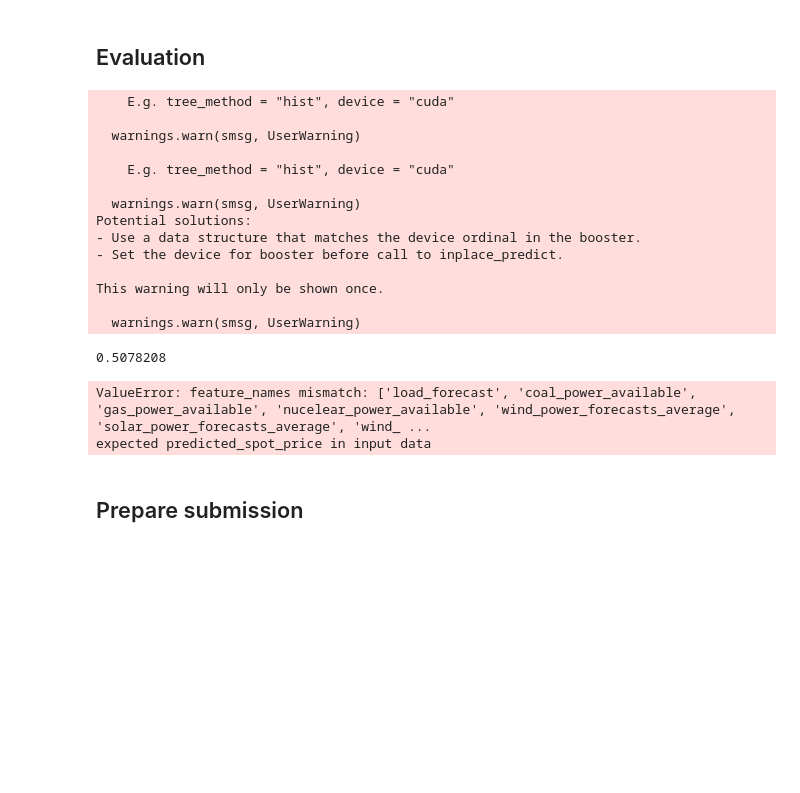
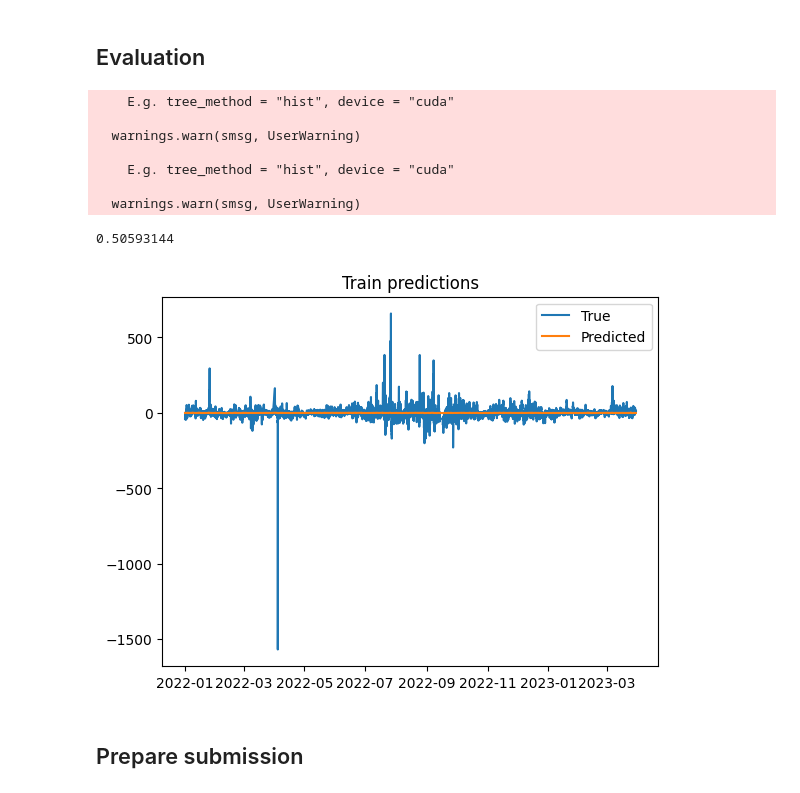
Before and after one commit to nour-m-bouayed/data_challenge_elmy, a Jupyter notebook: prepare_submission.ipynb, the cells around one changed output. Drawn from its saved outputs; the diff is of its cells as text; code cells hidden in the pictures; blank space fills up the shorter version.

```diff
--- a/prepare_submission.ipynb
+++ b/prepare_submission.ipynb
@@ -25,46 +28,38 @@ proc_y_train = process_target(y_train, binarize=True)
 from sklearn.model_selection import train_test_split
 # x_train_eval, x_test_eval, y_train_eval, y_test_eval = train_test_split(proc_x_train, y_train, test_size=0.2, random_state=42)
 N_train = int(len(proc_x_train)*0.8)
-x_train_eval, x_test_eval = x_train[:N_train], x_train[N_train:]
+x_train_eval, x_test_eval = proc_x_train[:N_train], proc_x_train[N_train:]
 y_train_eval, y_test_eval = y_train[:N_train], y_train[N_train:]
 y_train_eval = process_target(y_train_eval, binarize=True)
 
 # Train model
 model.fit(x_train_eval, y_train_eval)
 
 # Evaluate model
 print(evaluate(model, x_test_eval, y_test_eval))
 
 # Visualize predictions
 import matplotlib.pyplot as plt
 y_train_pred = model.predict(proc_x_train)
 y_test_pred = model.predict(proc_x_test)
 
 
 # Plot predictions
 plt.plot(y_train.index, y_train, label='True')
 plt.plot(y_train.index, y_train_pred, label='Predicted')
 plt.title('Train predictions')
 plt.legend()
 plt.show()
 # %% [output]
     E.g. tree_method = "hist", device = "cuda"
 
   warnings.warn(smsg, UserWarning)
 
     E.g. tree_method = "hist", device = "cuda"
 
   warnings.warn(smsg, UserWarning)
-Potential solutions:
-- Use a data structure that matches the device ordinal in the booster.
-- Set the device for booster before call to inplace_predict.
-
-This warning will only be shown once.
-
-  warnings.warn(smsg, UserWarning)
-0.5078208
+0.50593144
-ValueError: feature_names mismatch: ['load_forecast', 'coal_power_available', 'gas_power_available', 'nucelear_power_available', 'wind_power_forecasts_average', 'solar_power_forecasts_average', 'wind_ ...
-expected predicted_spot_price in input data
+[figure, added]
 # %% [markdown]
 ## Prepare submission
 # %%
```
Also changed, not shown: parts of 2 cells of this notebook.
